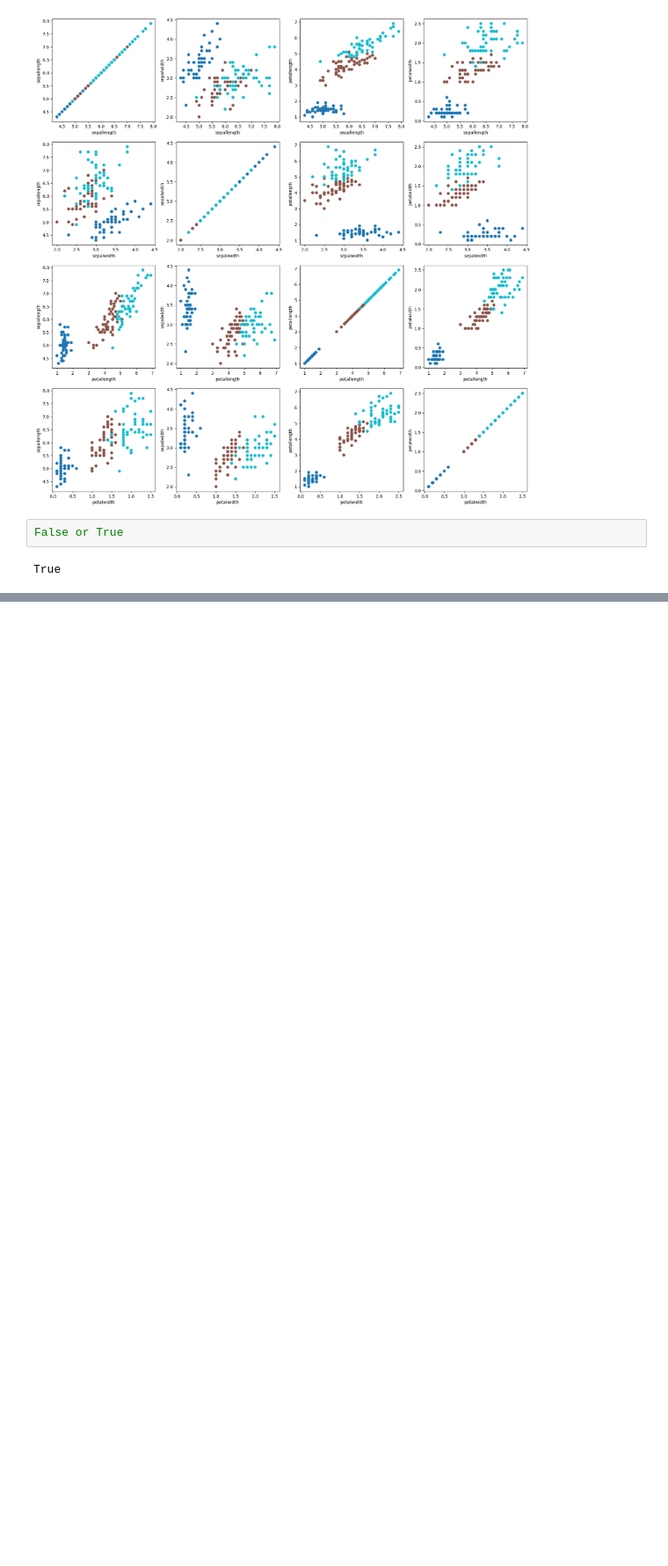
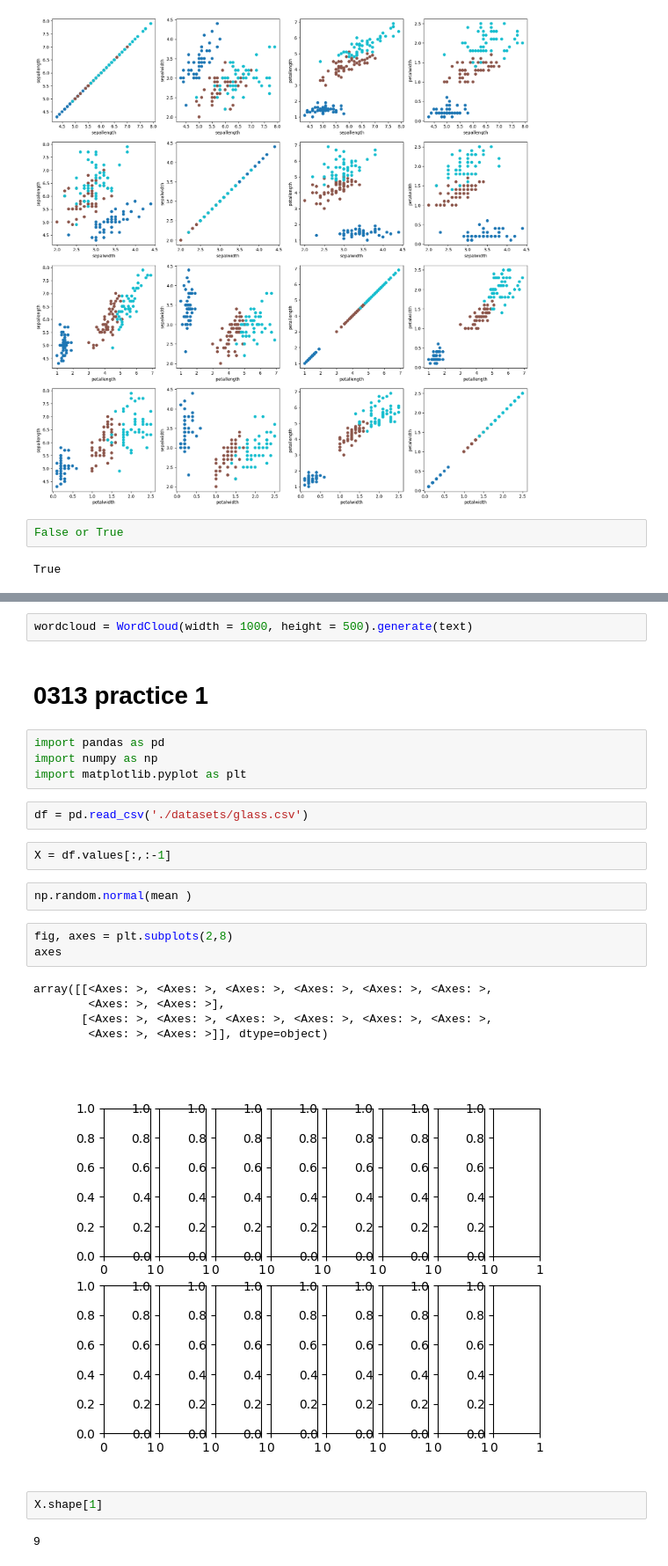
Before and after one commit to asdfrt159/DataScientist, a Jupyter notebook: Preprocessing/preprocess.ipynb, the cells around one changed output, grey strips where cells are left out. Shown at 88% size. Cells and saved outputs as stored; diff of their text form; blank space fills up the shorter version.

```diff
--- a/Preprocessing/preprocess.ipynb
+++ b/Preprocessing/preprocess.ipynb
@@ -221,0 +358,27 @@ True
+# %%
+wordcloud = WordCloud(width = 1000, height = 500).generate(text)
+# %% [markdown]
+# 0313 practice 1
+# %%
+import pandas as pd
+import numpy as np
+import matplotlib.pyplot as plt
+# %%
+df = pd.read_csv('./datasets/glass.csv')
+# %%
+X = df.values[:,:-1]
+# %%
+np.random.normal(mean )
+# %%
+fig, axes = plt.subplots(2,8)
+axes
+# %% [output]
+array([[<Axes: >, <Axes: >, <Axes: >, <Axes: >, <Axes: >, <Axes: >,
+        <Axes: >, <Axes: >],
+       [<Axes: >, <Axes: >, <Axes: >, <Axes: >, <Axes: >, <Axes: >,
+        <Axes: >, <Axes: >]], dtype=object)
+[figure, added]
+# %%
+X.shape[1]
+# %% [output]
+9
```
Also changed, not shown: parts of 89 cells of this notebook.
